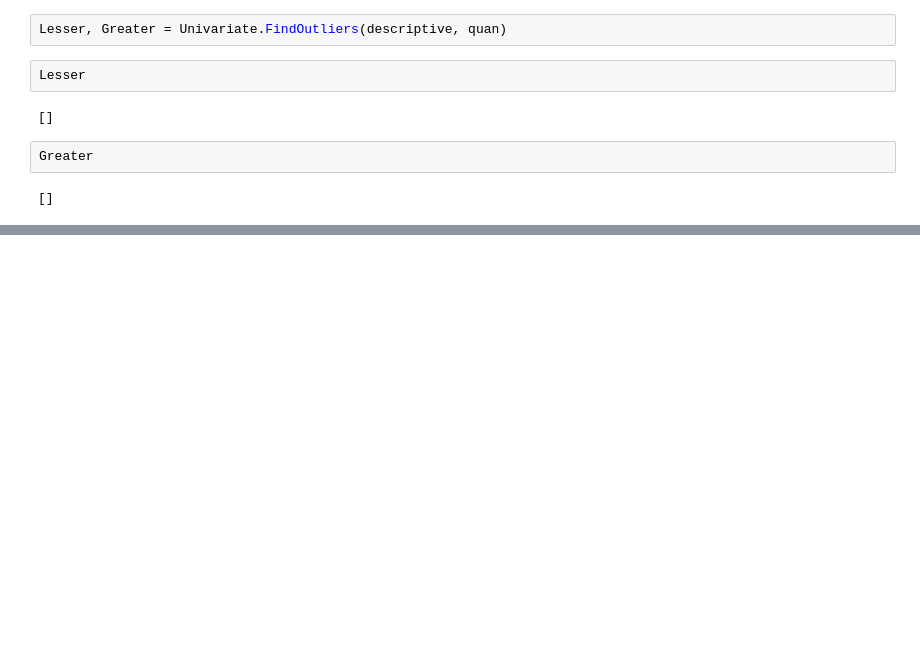
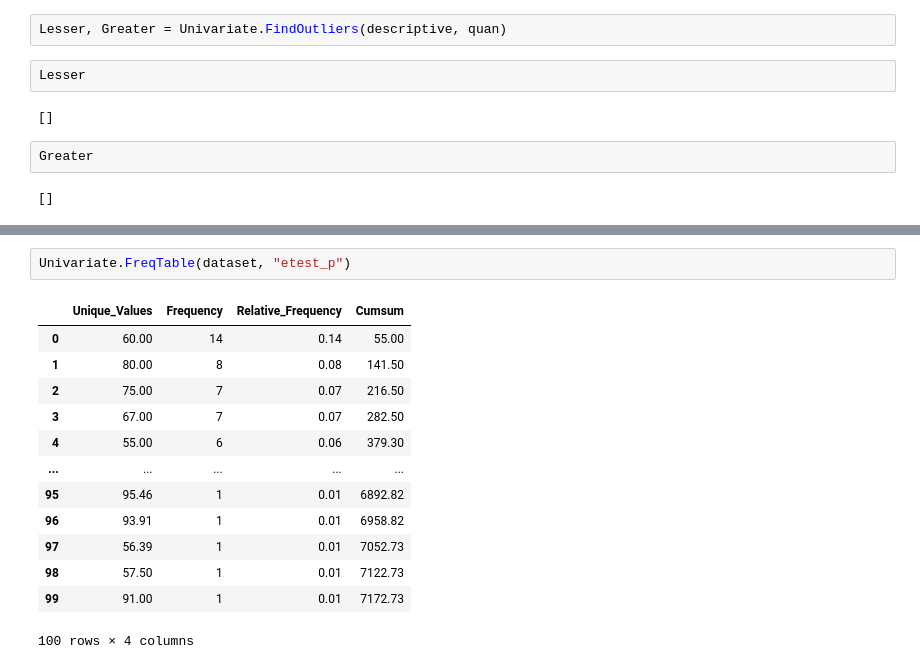
Before and after one commit to EKaviyasindhu/3.Data-Science, a Jupyter notebook: Univariate Analysis/2.Central Tendency/test_class_and_Function.ipynb, the cells around one changed output, grey strips where cells are left out. Drawn from its saved outputs; the diff is of its cells as text; blank space fills up the shorter version.

```diff
--- a/Univariate Analysis/2.Central Tendency/test_class_and_Function.ipynb
+++ b/Univariate Analysis/2.Central Tendency/test_class_and_Function.ipynb
@@ -163,0 +180,16 @@ Greater
+# %%
+Univariate.FreqTable(dataset, "etest_p")
+# %% [output]
+|  | Unique_Values | Frequency | Relative_Frequency | Cumsum |
+| 0 | 60.00 | 14 | 0.14 | 55.00 |
+| 1 | 80.00 | 8 | 0.08 | 141.50 |
+| 2 | 75.00 | 7 | 0.07 | 216.50 |
+| 3 | 67.00 | 7 | 0.07 | 282.50 |
+| 4 | 55.00 | 6 | 0.06 | 379.30 |
+| ... | ... | ... | ... | ... |
+| 95 | 95.46 | 1 | 0.01 | 6892.82 |
+| 96 | 93.91 | 1 | 0.01 | 6958.82 |
+| 97 | 56.39 | 1 | 0.01 | 7052.73 |
+| 98 | 57.50 | 1 | 0.01 | 7122.73 |
+| 99 | 91.00 | 1 | 0.01 | 7172.73 |
+100 rows × 4 columns
```
Also changed, not shown: parts of 1 cell of this notebook.
